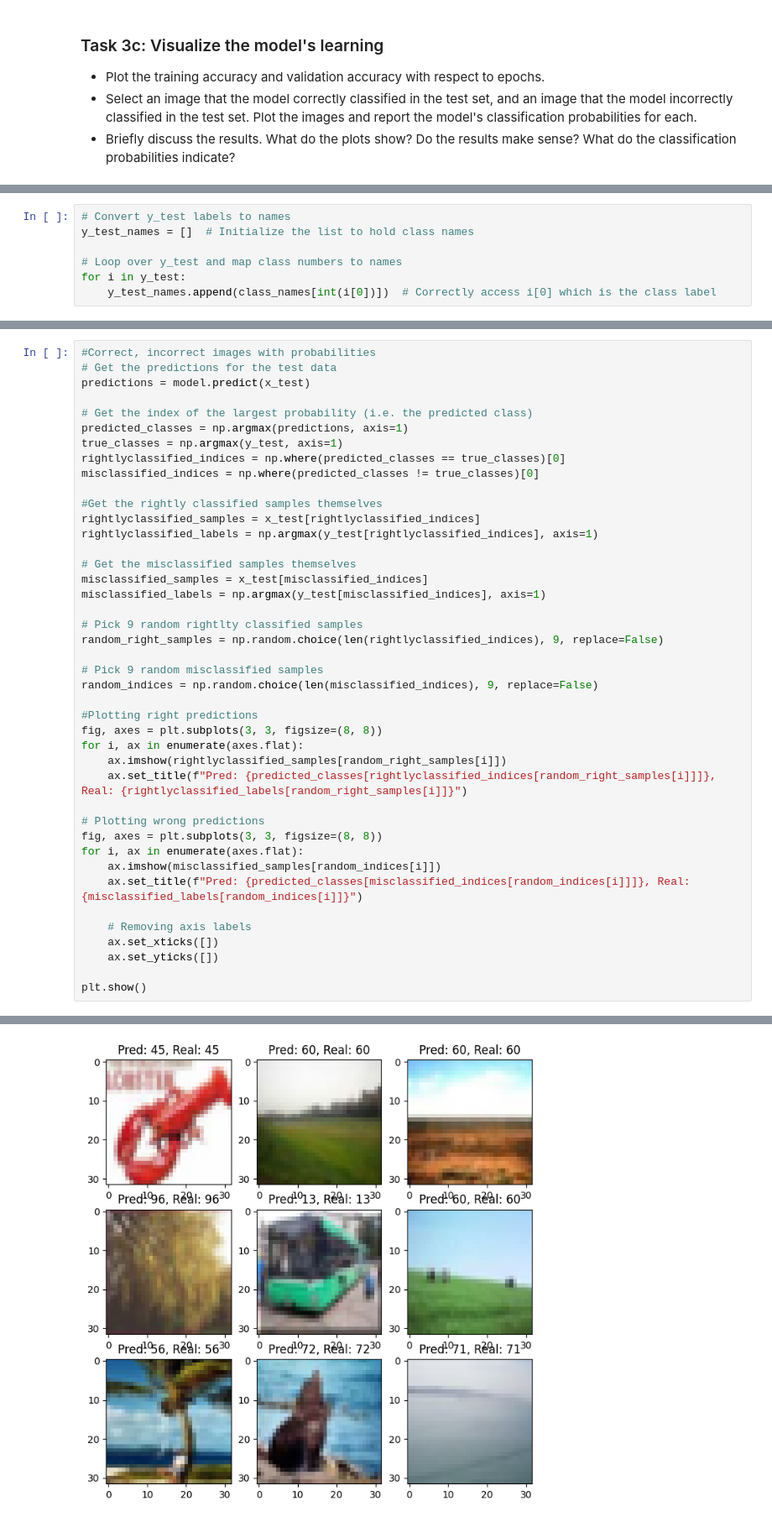
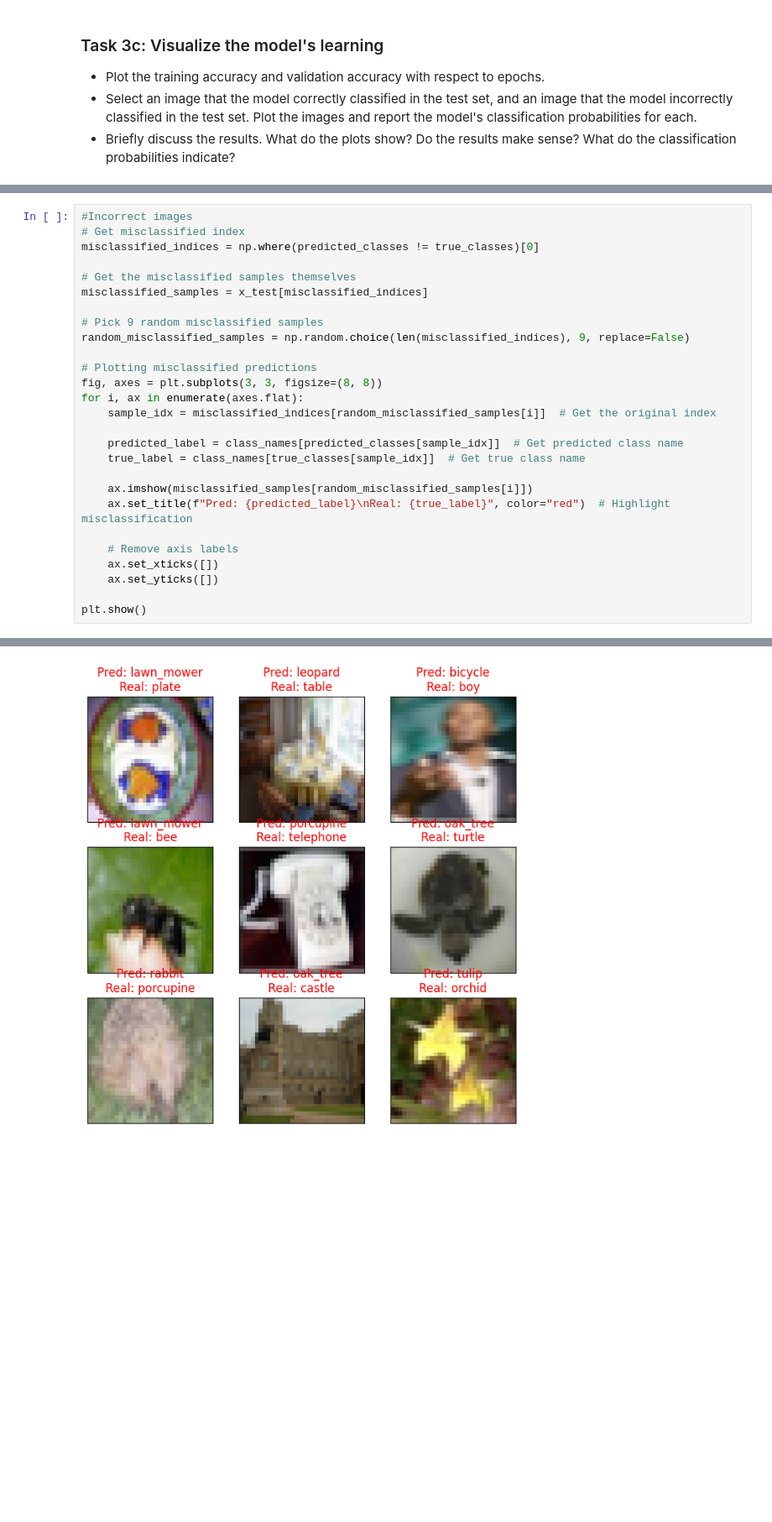
Before and after one commit to shyeolekar5/deep_learning, a Jupyter notebook: 02_activities/assignments/assignment_1.ipynb, the cells around one changed output, grey strips where cells are left out. Shown at 84% size. Cells and saved outputs as stored; diff of their text form; blank space fills up the shorter version.

```diff
--- a/02_activities/assignments/assignment_1.ipynb
+++ b/02_activities/assignments/assignment_1.ipynb
@@ -307,7 +307,0 @@ plt.show()
-# %%
-# Convert y_test labels to names
-y_test_names = []  # Initialize the list to hold class names
-
-# Loop over y_test and map class numbers to names
-for i in y_test:
-    y_test_names.append(class_names[int(i[0])])  # Correctly access i[0] which is the class label
@@ -314,41 +342,26 @@ for i in y_test:
 # %%
-#Correct, incorrect images with probabilities
-# Get the predictions for the test data
-predictions = model.predict(x_test)
-
-# Get the index of the largest probability (i.e. the predicted class)
-predicted_classes = np.argmax(predictions, axis=1)
-true_classes = np.argmax(y_test, axis=1)
-rightlyclassified_indices = np.where(predicted_classes == true_classes)[0]
+#Incorrect images
+# Get misclassified index
 misclassified_indices = np.where(predicted_classes != true_classes)[0]
-
-#Get the rightly classified samples themselves
-rightlyclassified_samples = x_test[rightlyclassified_indices]
-rightlyclassified_labels = np.argmax(y_test[rightlyclassified_indices], axis=1)
 
 # Get the misclassified samples themselves
 misclassified_samples = x_test[misclassified_indices]
-misclassified_labels = np.argmax(y_test[misclassified_indices], axis=1)
-
-# Pick 9 random rightlty classified samples
-random_right_samples = np.random.choice(len(rightlyclassified_indices), 9, replace=False)
 
 # Pick 9 random misclassified samples
-random_indices = np.random.choice(len(misclassified_indices), 9, replace=False)
+random_misclassified_samples = np.random.choice(len(misclassified_indices), 9, replace=False)
 
-#Plotting right predictions
+# Plotting misclassified predictions
 fig, axes = plt.subplots(3, 3, figsize=(8, 8))
 for i, ax in enumerate(axes.flat):
-    ax.imshow(rightlyclassified_samples[random_right_samples[i]])
-    ax.set_title(f"Pred: {predicted_classes[rightlyclassified_indices[random_right_samples[i]]]}, Real: {rightlyclassified_labels[random_right_samples[i]]}")
+    sample_idx = misclassified_indices[random_misclassified_samples[i]]  # Get the original index
 
-# Plotting wrong predictions
-fig, axes = plt.subplots(3, 3, figsize=(8, 8))
-for i, ax in enumerate(axes.flat):
-    ax.imshow(misclassified_samples[random_indices[i]])
-    ax.set_title(f"Pred: {predicted_classes[misclassified_indices[random_indices[i]]]}, Real: {misclassified_labels[random_indices[i]]}")
+    predicted_label = class_names[predicted_classes[sample_idx]]  # Get predicted class name
+    true_label = class_names[true_classes[sample_idx]]  # Get true class name
 
-    # Removing axis labels
+    ax.imshow(misclassified_samples[random_misclassified_samples[i]])
+    ax.set_title(f"Pred: {predicted_label}\nReal: {true_label}", color="red")  # Highlight misclassification
+
+    # Remove axis labels
     ax.set_xticks([])
     ax.set_yticks([])
 
@@ -358 +370 @@ plt.show()
-[figure, old version]
+[figure, new version]
```
Also changed, not shown: parts of 19 cells of this notebook.
